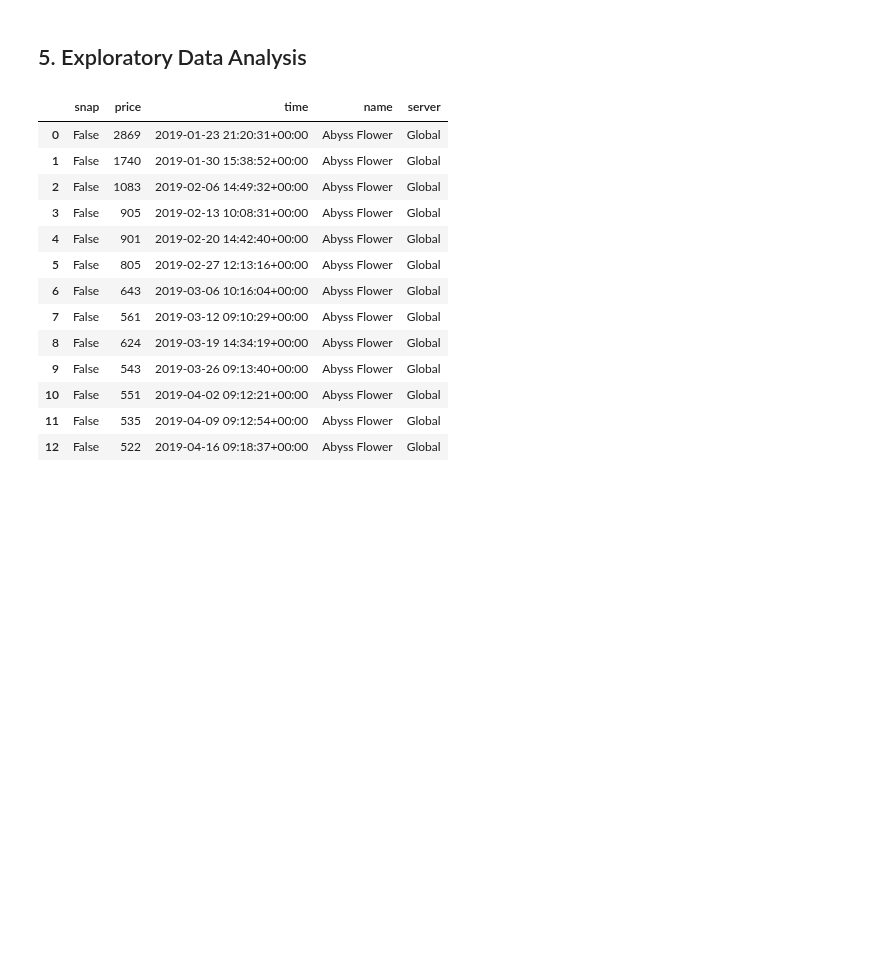
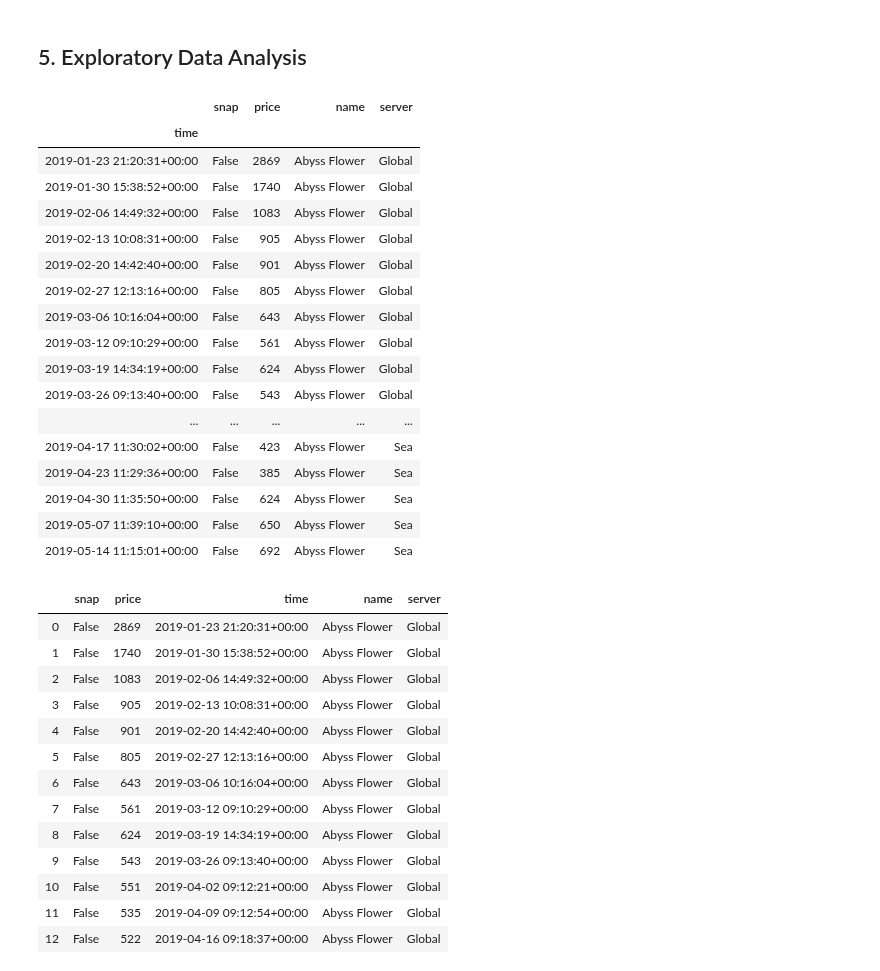
Before and after one commit to algakovic/ROMobile-MarketPrice-Timeseries-Analysis, a Jupyter notebook: SandboxROMExchangeAPI.ipynb, the cells around one changed output. Saved outputs shown, nothing was run; the diff lists cells and outputs as text; code cells hidden in the pictures; blank space fills up the shorter version.

Commit message:
explore between two dates added to eda section

```diff
--- a/SandboxROMExchangeAPI.ipynb
+++ b/SandboxROMExchangeAPI.ipynb
@@ -228,6 +248,28 @@ cur.execute("""SELECT * FROM abyss_flowers;""").fetchall()
 conn.commit()
 # %% [markdown]
 ## 5. Exploratory Data Analysis
+# %%
+# Explore between two dates:
+df1['2019-01-23':'2019-05-20']
+# %% [output]
+|  | snap | price | name | server |
+| time |  |  |  |  |
+| 2019-01-23 21:20:31+00:00 | False | 2869 | Abyss Flower | Global |
+| 2019-01-30 15:38:52+00:00 | False | 1740 | Abyss Flower | Global |
+| 2019-02-06 14:49:32+00:00 | False | 1083 | Abyss Flower | Global |
+| 2019-02-13 10:08:31+00:00 | False | 905 | Abyss Flower | Global |
+| 2019-02-20 14:42:40+00:00 | False | 901 | Abyss Flower | Global |
+| 2019-02-27 12:13:16+00:00 | False | 805 | Abyss Flower | Global |
+| 2019-03-06 10:16:04+00:00 | False | 643 | Abyss Flower | Global |
+| 2019-03-12 09:10:29+00:00 | False | 561 | Abyss Flower | Global |
+| 2019-03-19 14:34:19+00:00 | False | 624 | Abyss Flower | Global |
+| 2019-03-26 09:13:40+00:00 | False | 543 | Abyss Flower | Global |
+| ... | ... | ... | ... | ... |
+| 2019-04-17 11:30:02+00:00 | False | 423 | Abyss Flower | Sea |
+| 2019-04-23 11:29:36+00:00 | False | 385 | Abyss Flower | Sea |
+| 2019-04-30 11:35:50+00:00 | False | 624 | Abyss Flower | Sea |
+| 2019-05-07 11:39:10+00:00 | False | 650 | Abyss Flower | Sea |
+| 2019-05-14 11:15:01+00:00 | False | 692 | Abyss Flower | Sea |
 # %%
 df1.head(15)
 # %% [output]
```
Also changed, not shown: parts of 5 cells of this notebook, 1 other file.
